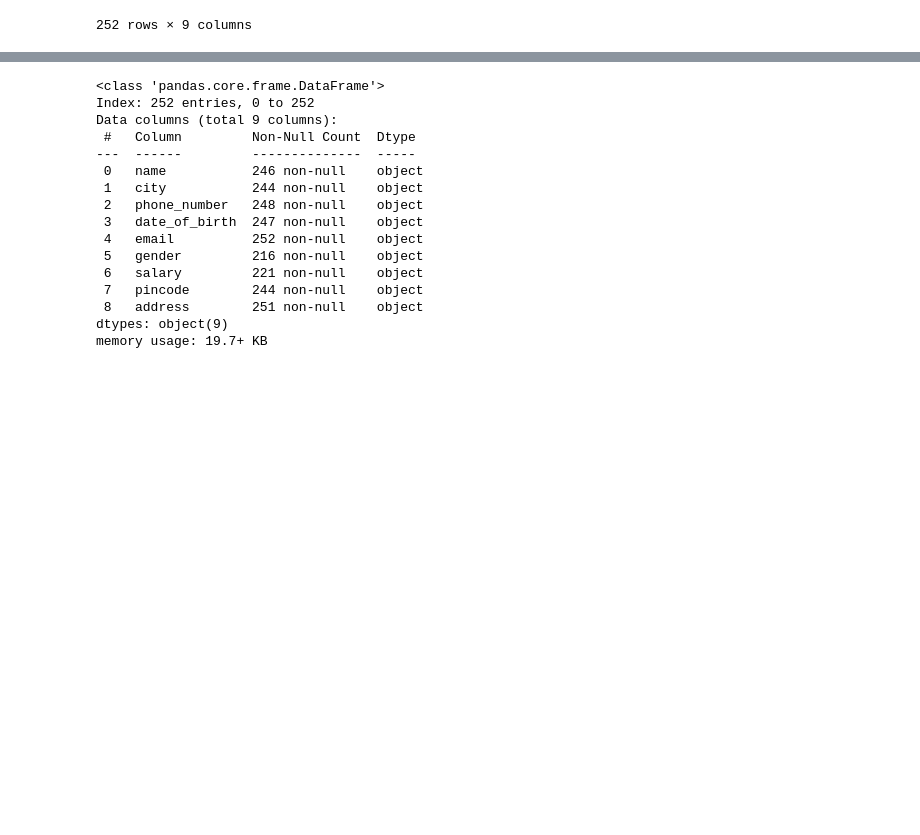
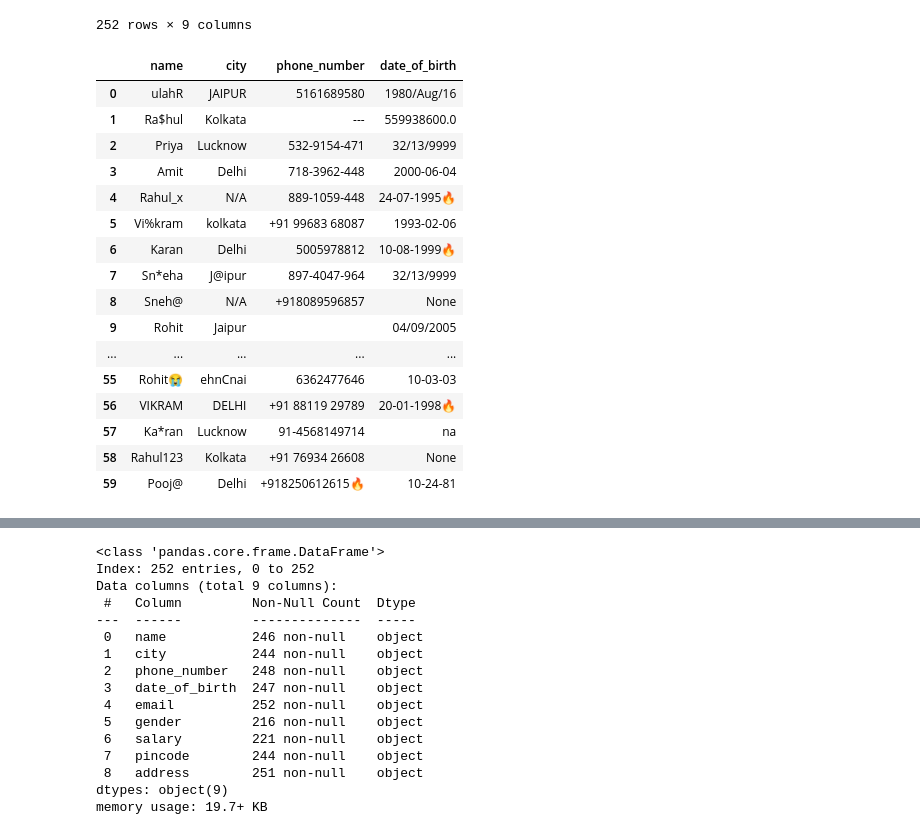
Before and after one commit to MR-pavan-patil/Pavan-Main-datascince, a Jupyter notebook: tasks/gpt.ipynb, the cells around one changed output, grey strips where cells are left out. Saved outputs shown, nothing was run; the diff lists cells and outputs as text; code cells hidden in the pictures; blank space fills up the shorter version.

```diff
--- a/tasks/gpt.ipynb
+++ b/tasks/gpt.ipynb
@@ -469,6 +469,95 @@ df
 | 251 | karan |  | 91-1533764891 | 14/06/2002 | amit@gmail | None | N/A | 6067 | 270, Lucknow |
 | 252 | Karan | MUMBAI | 91-9727103688 | None | amit59@yahoo.in | F | 50k | 3554 | Street 45 @ Jaipur |
 252 rows × 9 columns
+# %%
+# create a ramdom dataset  using pandas and numpy libraries with 4 columns name, city, phone_number, date_of_birth with 60 rows with messy data
+import pandas as pd
+import random
+import numpy as np
+import string
+names = ['Amit', 'Priya', 'Rahul', 'Sneha', 'Vikram', 'Neha', 'Rohit', 'Anjali', 'Karan', 'Pooja']
+cities = ['Delhi', 'Mumbai', 'Bangalore', 'Chennai', 'Kolkata', 'Hyderabad', 'Pune', 'Ahmedabad', 'Jaipur', 'Lucknow']
+def messy_name(name):
+    styles = [
+        name.lower(),
+        name.upper(),
+        name.title(),
+        name.replace("a", "@").replace("i", "1"),
+        f"  {name}  ",
+        name[:2] + random.choice(["#", "$", "%", "&", "*"]) + name[2:],
+        name + random.choice(["123", "_x", "??", "🔥", "😭"]),
+        "".join(random.sample(name, len(name))) if len(name) > 3 else name,
+        random.choice(["N/A", "NULL", "na", "---", None, "", " "])
+    ]
+    return random.choice(styles)
+def messy_city(city):
+    styles = [
+        city,
+        city.upper(),
+        " " + city.lower(),
+        city.replace("a", "@").replace("e", "3"),
+        city + random.choice([" ", "  ", "🔥", "###"]),
+        "".join(random.sample(city, len(city))),
+        random.choice(["N/A", "NULL", "na", "---", None, "", " "]),
+    ]
+    return random.choice(styles)
+def messy_phone():
+    num = ''.join([str(random.randint(0, 9)) for _ in range(10)])
+    formats = [
+        "+91" + num,
+        "91-" + num,
+        "+91 " + num[:5] + " " + num[5:],
+        num,
+        num[:3] + "-" + num[3:7] + "-" + num[7:],
+        "(+91)" + num,
+        "+91" + num + random.choice(["abc", "*", "🔥"]),
+        random.choice(["N/A", "NULL", "na", "---", None, "", " "]),
+        str(random.randint(1000, 9999)),
+    ]
+    return random.choice(formats)
+def messy_date():
+    start = datetime(1980, 1, 1)
+    end = datetime(2005, 12, 31)
+    random_days = random.randint(0, (end - start).days)
+    d = start + timedelta(days=random_days)
+    formats = [
+        d.strftime("%Y-%m-%d"),
+        d.strftime("%d/%m/%Y"),
+        d.strftime("%m-%d-%y"),
+        d.strftime("%Y/%b/%d"),
+        d.strftime("%d %B %Y"),
+        str(d.timestamp()),
+        "32/13/9999",
+        random.choice(["N/A", "NULL", "na", "---", None, "", " "]),
+        d.strftime("%d-%m-%Y") + "🔥",
+    ]
+    return random.choice(formats)
+data = {
+    "name": [messy_name(random.choice(names)) for _ in range(60)],
+    "city": [messy_city(random.choice(cities)) for _ in range(60)],
+    "phone_number": [messy_phone() for _ in range(60)],
+    "date_of_birth": [messy_date() for _ in range(60)]
+}
+df = pd.DataFrame(data)
+df
+# %% [output]
+|  | name | city | phone_number | date_of_birth |
+| 0 | ulahR | JAIPUR | 5161689580 | 1980/Aug/16 |
+| 1 | Ra$hul | Kolkata | --- | 559938600.0 |
+| 2 | Priya | Lucknow | 532-9154-471 | 32/13/9999 |
+| 3 | Amit | Delhi | 718-3962-448 | 2000-06-04 |
+| 4 | Rahul_x | N/A | 889-1059-448 | 24-07-1995🔥 |
+| 5 | Vi%kram | kolkata | +91 99683 68087 | 1993-02-06 |
+| 6 | Karan | Delhi | 5005978812 | 10-08-1999🔥 |
+| 7 | Sn*eha | J@ipur | 897-4047-964 | 32/13/9999 |
+| 8 | Sneh@ | N/A | +918089596857 | None |
+| 9 | Rohit | Jaipur |  | 04/09/2005 |
+| ... | ... | ... | ... | ... |
+| 55 | Rohit😭 | ehnCnai | 6362477646 | 10-03-03 |
+| 56 | VIKRAM | DELHI | +91 88119 29789 | 20-01-1998🔥 |
+| 57 | Ka*ran | Lucknow | 91-4568149714 | na |
+| 58 | Rahul123 | Kolkata | +91 76934 26608 | None |
+| 59 | Pooj@ | Delhi | +918250612615🔥 | 10-24-81 |
 # %%
 df
 # %% [output]
```
Also changed, not shown: 1 other file.
